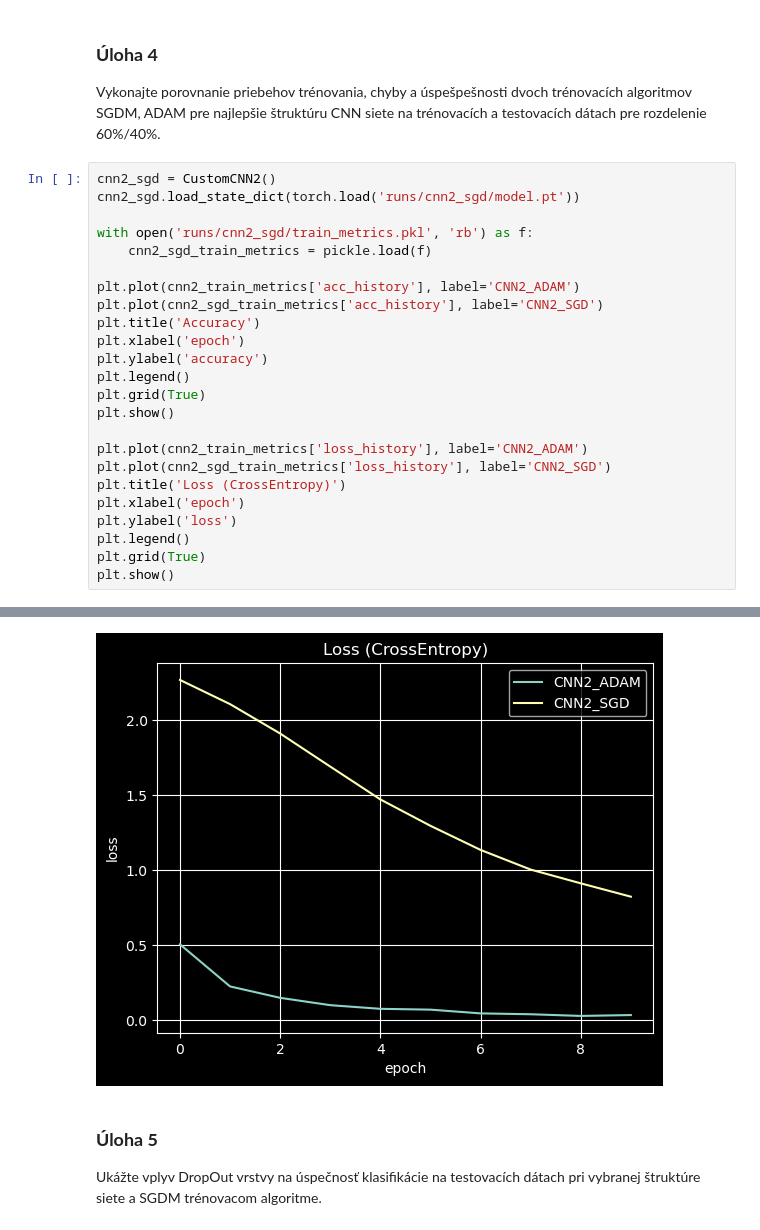
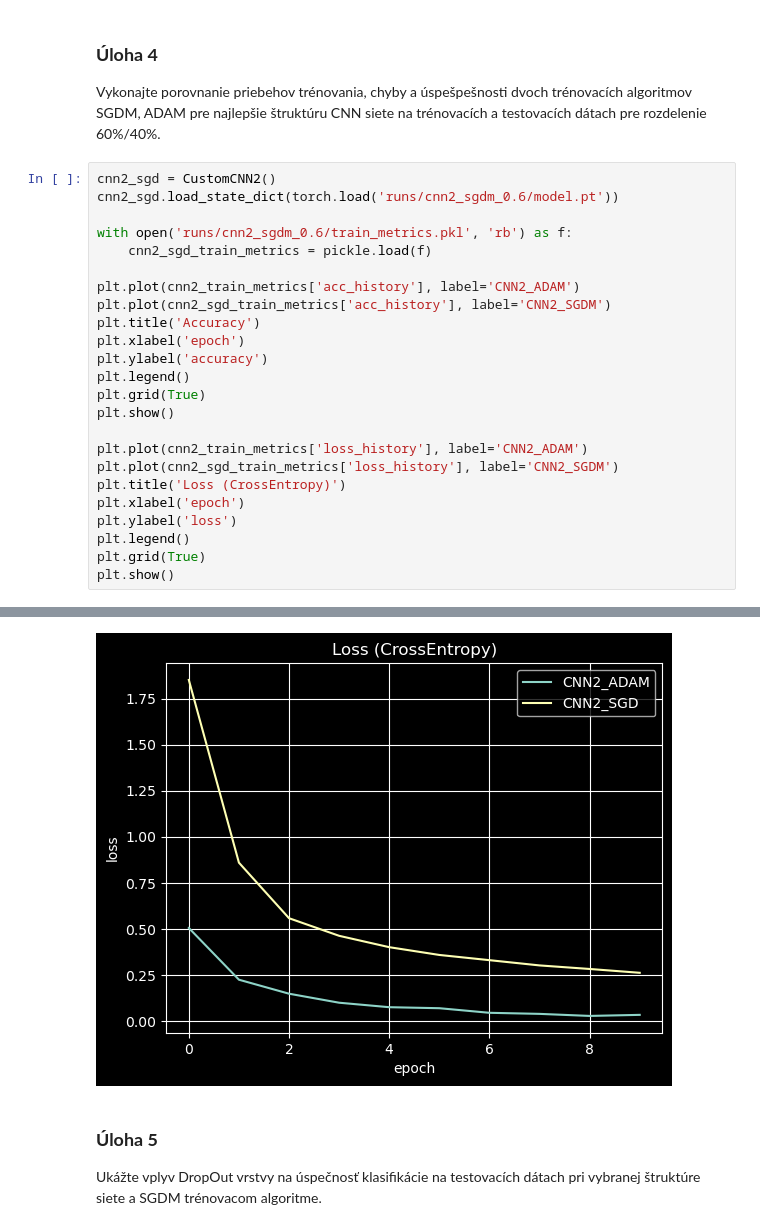
Before and after one commit to mrtynx/hns-bl, a Jupyter notebook: 1/Zadanie1.ipynb, the cells around one changed output, grey strips where cells are left out. Cells and saved outputs as stored; diff of their text form.

```diff
--- a/1/Zadanie1.ipynb
+++ b/1/Zadanie1.ipynb
@@ -179,13 +179,13 @@ algoritmov SGDM, ADAM pre najlepšie štruktúru CNN siete na trénovacích a te
 dátach pre rozdelenie 60%/40%.
 # %%
 cnn2_sgd = CustomCNN2()
-cnn2_sgd.load_state_dict(torch.load('runs/cnn2_sgd/model.pt'))
+cnn2_sgd.load_state_dict(torch.load('runs/cnn2_sgdm_0.6/model.pt'))
 
-with open('runs/cnn2_sgd/train_metrics.pkl', 'rb') as f:
+with open('runs/cnn2_sgdm_0.6/train_metrics.pkl', 'rb') as f:
     cnn2_sgd_train_metrics = pickle.load(f)
 
 plt.plot(cnn2_train_metrics['acc_history'], label='CNN2_ADAM')
-plt.plot(cnn2_sgd_train_metrics['acc_history'], label='CNN2_SGD')
+plt.plot(cnn2_sgd_train_metrics['acc_history'], label='CNN2_SGDM')
 plt.title('Accuracy')
 plt.xlabel('epoch')
 plt.ylabel('accuracy')
@@ -194,7 +194,7 @@ plt.grid(True)
 plt.show()
 
 plt.plot(cnn2_train_metrics['loss_history'], label='CNN2_ADAM')
-plt.plot(cnn2_sgd_train_metrics['loss_history'], label='CNN2_SGD')
+plt.plot(cnn2_sgd_train_metrics['loss_history'], label='CNN2_SGDM')
 plt.title('Loss (CrossEntropy)')
 plt.xlabel('epoch')
 plt.ylabel('loss')
@@ -206,4 +206,4 @@ plt.show()
-[figure, old version]
+[figure, new version]
 # %% [markdown]
 ### **Úloha 5**
 
```
Also changed, not shown: parts of 4 cells of this notebook, 4 other files.
